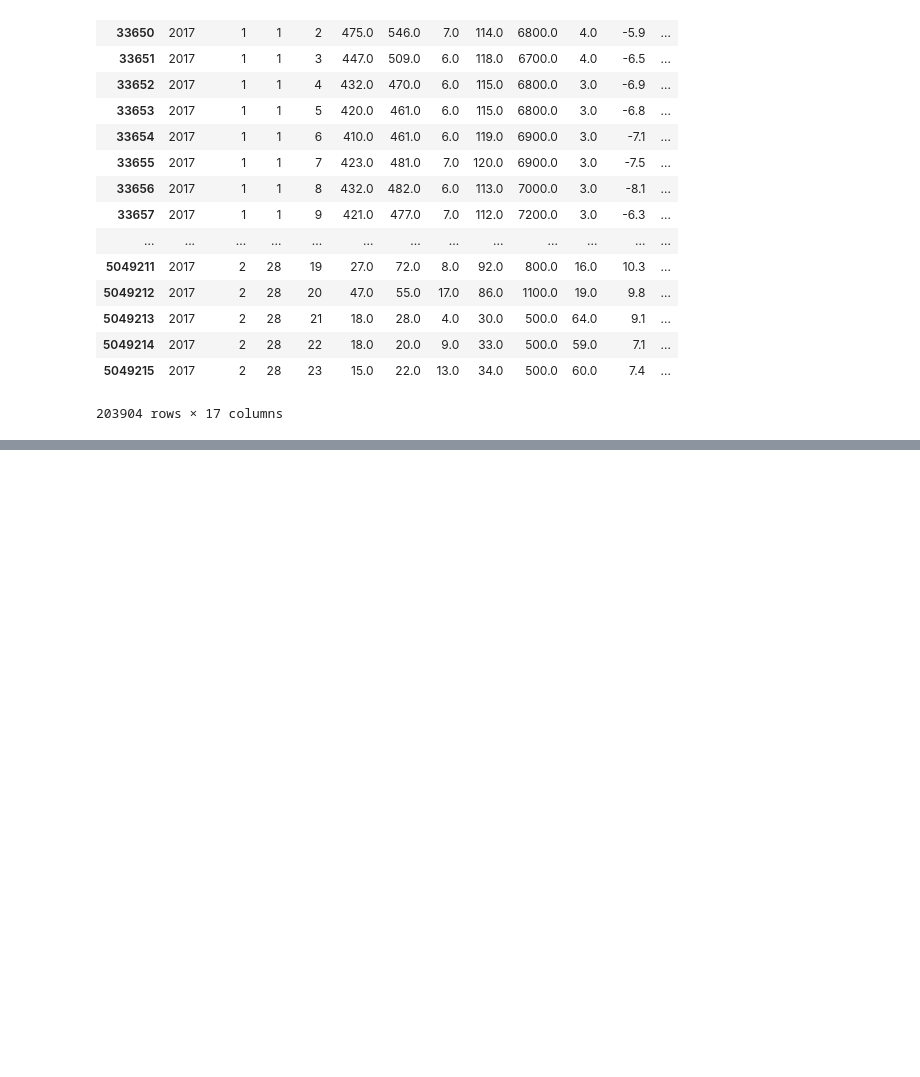
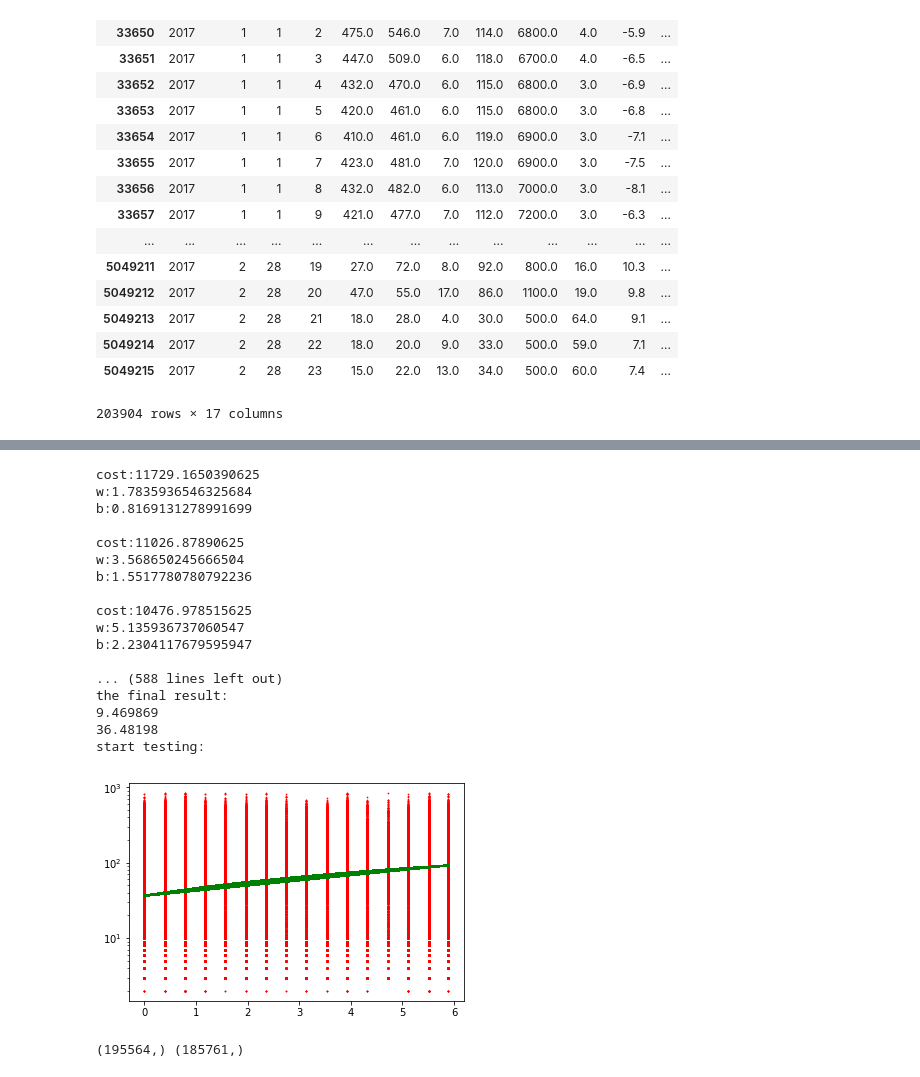
Before and after one commit to JudahZammit/Comp4190A2, a Jupyter notebook: A2_linearRegression.ipynb, the cells around one changed output, grey strips where cells are left out. Cells and saved outputs as stored; diff of their text form; code cells hidden in the pictures; blank space fills up the shorter version.

```diff
--- a/A2_linearRegression.ipynb
+++ b/A2_linearRegression.ipynb
@@ -93,4 +109,12 @@ def removeNan(X,Y):
     x1=np.delete(X,temp)
     x2=np.delete(Y,temp)
     return x1,x2
+
+def removeNan_str(X,Y):
+    temp1 = np.argwhere(pd.isnull(X)).T
+    temp2= np.argwhere(np.isnan(Y)).T
+    temp=list(set(temp2[0]).union(set(temp1[0])))
+    x1=np.delete(X,temp)
+    x2=np.delete(Y,temp)
+    return x1,x2
 # %%
@@ -119,0 +191,15 @@ KeyboardInterrupt:
+# %%
+def plot_simple_wind():
+    # this step removes all nans in wind and y then change the string in wd to numbers
+    global x_train_wd,y_train,x_test_wd,y_test
+    wd_new,y_new=removeNan_str(x_train_wd,y_train)
+
+    wd_test,y_test=removeNan_str(x_test_wd,y_test)
+    wd_test,y_test=wd_test[:min(wd_test.shape[0],y_test.shape[0])],y_test[:min(wd_test.shape[0],y_test.shape[0])]
+    wd_new=getWindAngle(wd_new)
+    wd_test=getWindAngle(wd_test)
+    x,y,pred=train_simple(wd_new,y_new,wd_test,y_test,0.005,150)
+    plt.scatter(wd_test,y_test,c='r',s=0.5)
+    plt.plot(wd_test,pred,c='g')
+    plt.yscale('log')
+    plt.show()
@@ -119,0 +252,26 @@ KeyboardInterrupt:
+# %%
+# this part is for part 1 wind
+plot_simple_wind()
+# %% [output]
+cost:11729.1650390625
+w:1.7835936546325684
+b:0.8169131278991699
+
+cost:11026.87890625
+w:3.568650245666504
+b:1.5517780780792236
+
+cost:10476.978515625
+w:5.135936737060547
+b:2.2304117679595947
+
+... (588 lines left out)
+the final result:
+9.469869
+36.48198
+start testing:
+[figure, added]
+# %%
+ print(wd_test.shape, y_test.shape)
+# %% [output]
+(195564,) (185761,)
```
Also changed, not shown: parts of 8 cells of this notebook.
